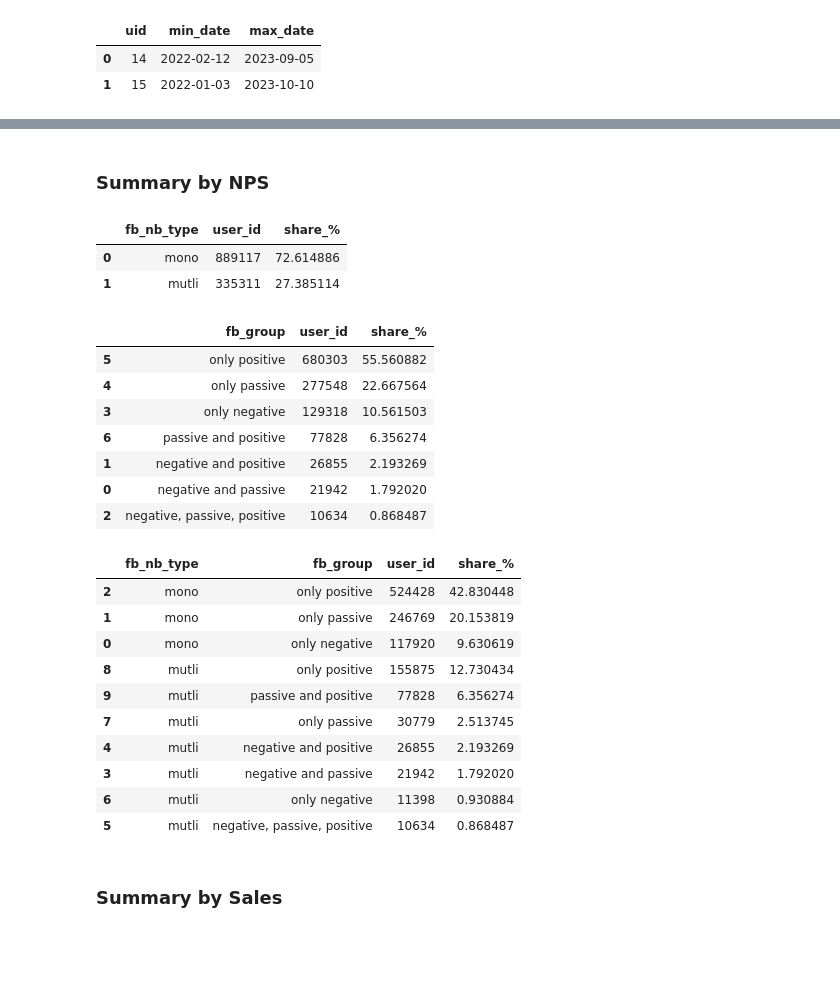
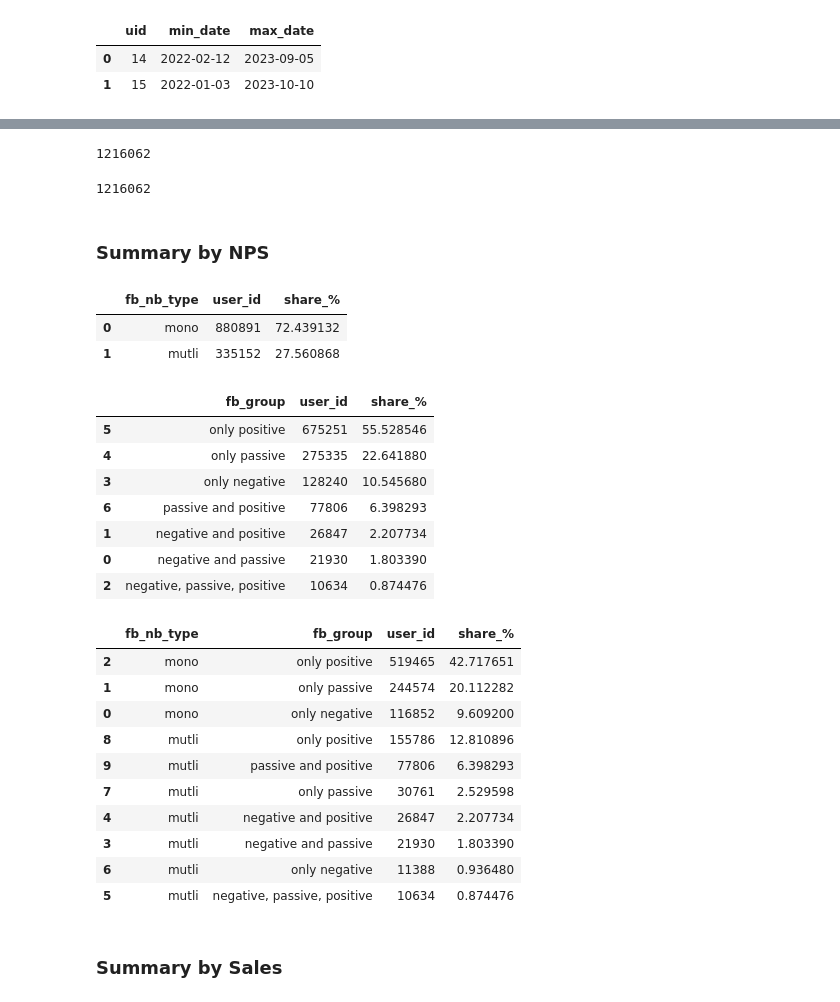
Before and after one commit to erezanovich/customer-care-analytics, a Jupyter notebook: analytics.ipynb, the cells around one changed output, grey strips where cells are left out. Drawn from its saved outputs; the diff is of its cells as text; code cells hidden in the pictures; blank space fills up the shorter version.

```diff
--- a/analytics.ipynb
+++ b/analytics.ipynb
@@ -413,0 +432,17 @@ print('% of customers with purchases and NPS: ', (df_s_nps['user_id'].nunique()/
+# %%
+#quality check store
+def q_check(df):
+    #ordinary cases
+    if ((~pd.isna(df['nb_carts_store'])) and (~pd.isna(df['amount_to_store'])) and (~pd.isna(df['qty_store']))) or \
+        (pd.isna(df['nb_carts_store']) and pd.isna(df['amount_to_store']) and pd.isna(df['qty_store'])) or \
+        ((~pd.isna(df['nb_carts_web'])) and (~pd.isna(df['amount_to_web'])) and (~pd.isna(df['qty_web']))) or \
+        (pd.isna(df['nb_carts_web']) and pd.isna(df['amount_to_web']) and pd.isna(df['qty_web'])) or \
+        (((~pd.isna(df['nb_carts_store'])) and (~pd.isna(df['amount_to_store'])) and (~pd.isna(df['qty_store']))) and \
+        ((~pd.isna(df['nb_carts_web'])) and (~pd.isna(df['amount_to_web'])) and (~pd.isna(df['qty_web'])))):
+        return 1
+    # return the items cases
+    elif ((~pd.isna(df['nb_carts_store'])) and pd.isna(df['amount_to_store']) and pd.isna(df['qty_store'])) or\
+         ((~pd.isna(df['nb_carts_web'])) and pd.isna(df['amount_to_web']) and pd.isna(df['qty_web'])):
+        return 2
+    else:
+        return 0
@@ -413,0 +451,2 @@ print('% of customers with purchases and NPS: ', (df_s_nps['user_id'].nunique()/
+# %%
+df_s_6['q_ch'] = df_s_6.apply(q_check, axis=1)
@@ -499,0 +556,8 @@ df_s_nps_gr['share_%'] = (df_s_nps_gr['nb_users'] / df_s_nps_gr['nb_users'].sum(
+# %%
+def nb_purchase(df):
+    if (df['nb_carts_store']+df['nb_carts_web'])>1:
+        return "multi purchase"
+    else:
+        return "mono purchase"
+# %%
+df_s_6['purchase_nb'] = df_s_6.apply(nb_purchase, axis=1)
@@ -500,44 +580,52 @@ df_s_nps_gr['share_%'] = (df_s_nps_gr['nb_users'] / df_s_nps_gr['nb_users'].sum(
+# %%
+df_s_6['user_id'].nunique()
+# %% [output]
+1216062
+# %%
+df_s_6.shape[0]
+# %% [output]
+1216062
 # %% [markdown]
 ### Summary by NPS
 # %%
-df_nps_summary_type = df_nps_4.groupby('fb_nb_type')['user_id'].nunique().reset_index()
+df_nps_summary_type = df_s_6.groupby('fb_nb_type')['user_id'].nunique().reset_index()
 df_nps_summary_type['share_%'] = (df_nps_summary_type['user_id'] / df_nps_summary_type['user_id'].sum())*100
 df_nps_summary_type
 # %% [output]
 |  | fb_nb_type | user_id | share_% |
-| 0 | mono | 889117 | 72.614886 |
-| 1 | mutli | 335311 | 27.385114 |
+| 0 | mono | 880891 | 72.439132 |
+| 1 | mutli | 335152 | 27.560868 |
 # %%
-df_nps_summary_group = df_nps_4.groupby('fb_group')['user_id'].nunique().reset_index()
+df_nps_summary_group = df_s_6.groupby('fb_group')['user_id'].nunique().reset_index()
 df_nps_summary_group['share_%'] = (df_nps_summary_group['user_id'] / df_nps_summary_group['user_id'].sum())*100
 df_nps_summary_group = df_nps_summary_group.sort_values(by='share_%', ascending=False)
 df_nps_summary_group
 # %% [output]
 |  | fb_group | user_id | share_% |
-| 5 | only positive | 680303 | 55.560882 |
-| 4 | only passive | 277548 | 22.667564 |
-| 3 | only negative | 129318 | 10.561503 |
-| 6 | passive and positive | 77828 | 6.356274 |
-| 1 | negative and positive | 26855 | 2.193269 |
-| 0 | negative and passive | 21942 | 1.792020 |
-| 2 | negative, passive, positive | 10634 | 0.868487 |
+| 5 | only positive | 675251 | 55.528546 |
+| 4 | only passive | 275335 | 22.641880 |
+| 3 | only negative | 128240 | 10.545680 |
+| 6 | passive and positive | 77806 | 6.398293 |
+| 1 | negative and positive | 26847 | 2.207734 |
+| 0 | negative and passive | 21930 | 1.803390 |
+| 2 | negative, passive, positive | 10634 | 0.874476 |
 # %%
-df_nps_summary = df_nps_4.groupby(['fb_nb_type', 'fb_group'])['user_id'].nunique().reset_index()
+df_nps_summary = df_s_6.groupby(['fb_nb_type', 'fb_group'])['user_id'].nunique().reset_index()
 df_nps_summary['share_%'] = (df_nps_summary['user_id'] / df_nps_summary['user_id'].sum())*100
 df_nps_summary = df_nps_summary.sort_values(by=['fb_nb_type','share_%'], ascending=[True, False])
 df_nps_summary
 # %% [output]
 |  | fb_nb_type | fb_group | user_id | share_% |
-| 2 | mono | only positive | 524428 | 42.830448 |
-| 1 | mono | only passive | 246769 | 20.153819 |
-| 0 | mono | only negative | 117920 | 9.630619 |
-| 8 | mutli | only positive | 155875 | 12.730434 |
-| 9 | mutli | passive and positive | 77828 | 6.356274 |
-| 7 | mutli | only passive | 30779 | 2.513745 |
-| 4 | mutli | negative and positive | 26855 | 2.193269 |
-| 3 | mutli | negative and passive | 21942 | 1.792020 |
-| 6 | mutli | only negative | 11398 | 0.930884 |
-| 5 | mutli | negative, passive, positive | 10634 | 0.868487 |
+| 2 | mono | only positive | 519465 | 42.717651 |
+| 1 | mono | only passive | 244574 | 20.112282 |
+| 0 | mono | only negative | 116852 | 9.609200 |
+| 8 | mutli | only positive | 155786 | 12.810896 |
+| 9 | mutli | passive and positive | 77806 | 6.398293 |
+| 7 | mutli | only passive | 30761 | 2.529598 |
+| 4 | mutli | negative and positive | 26847 | 2.207734 |
+| 3 | mutli | negative and passive | 21930 | 1.803390 |
+| 6 | mutli | only negative | 11388 | 0.936480 |
+| 5 | mutli | negative, passive, positive | 10634 | 0.874476 |
 # %% [markdown]
 ### Summary by Sales
 # %%
```
Also changed, not shown: parts of 43 cells of this notebook, 2 other files.
